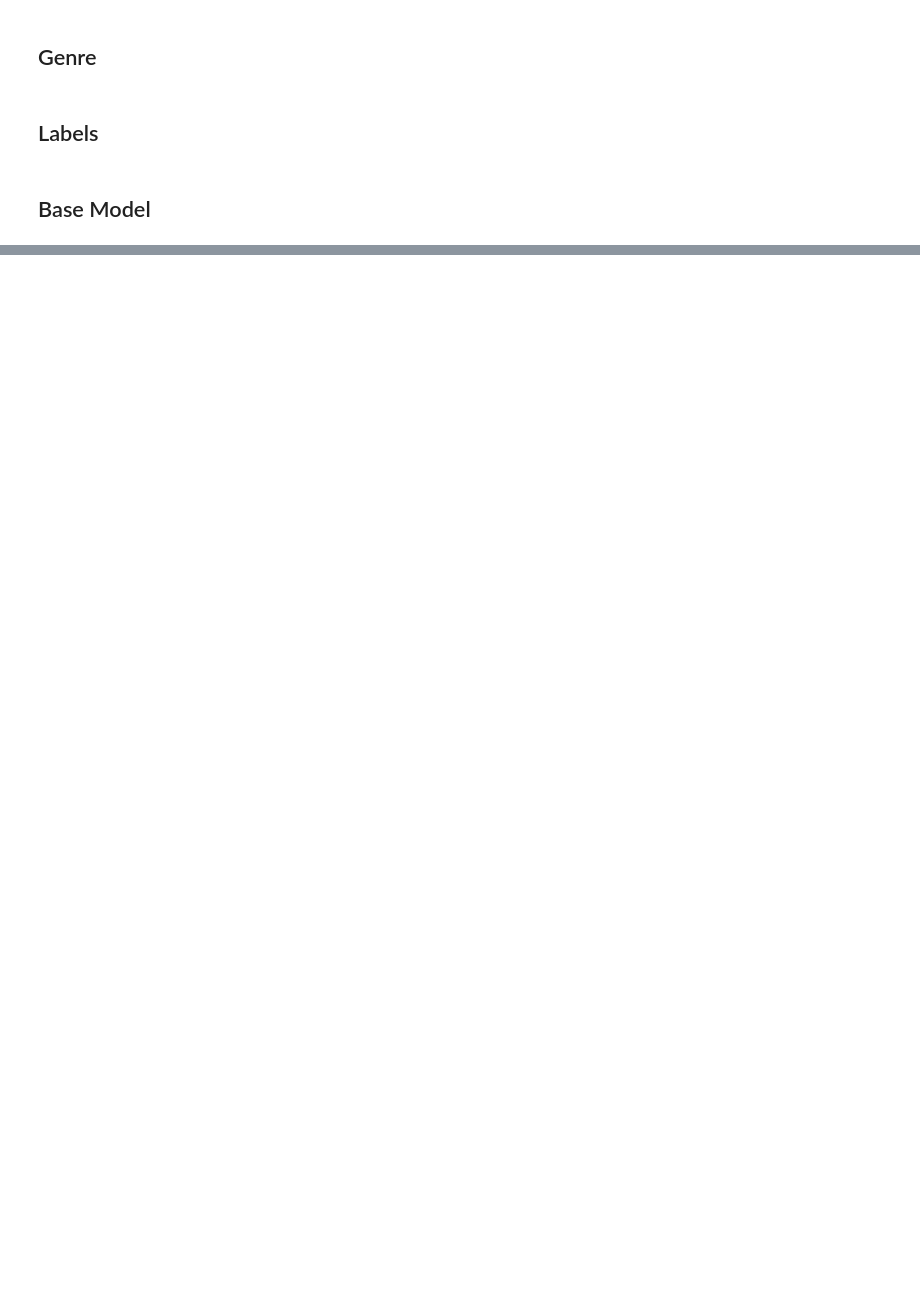
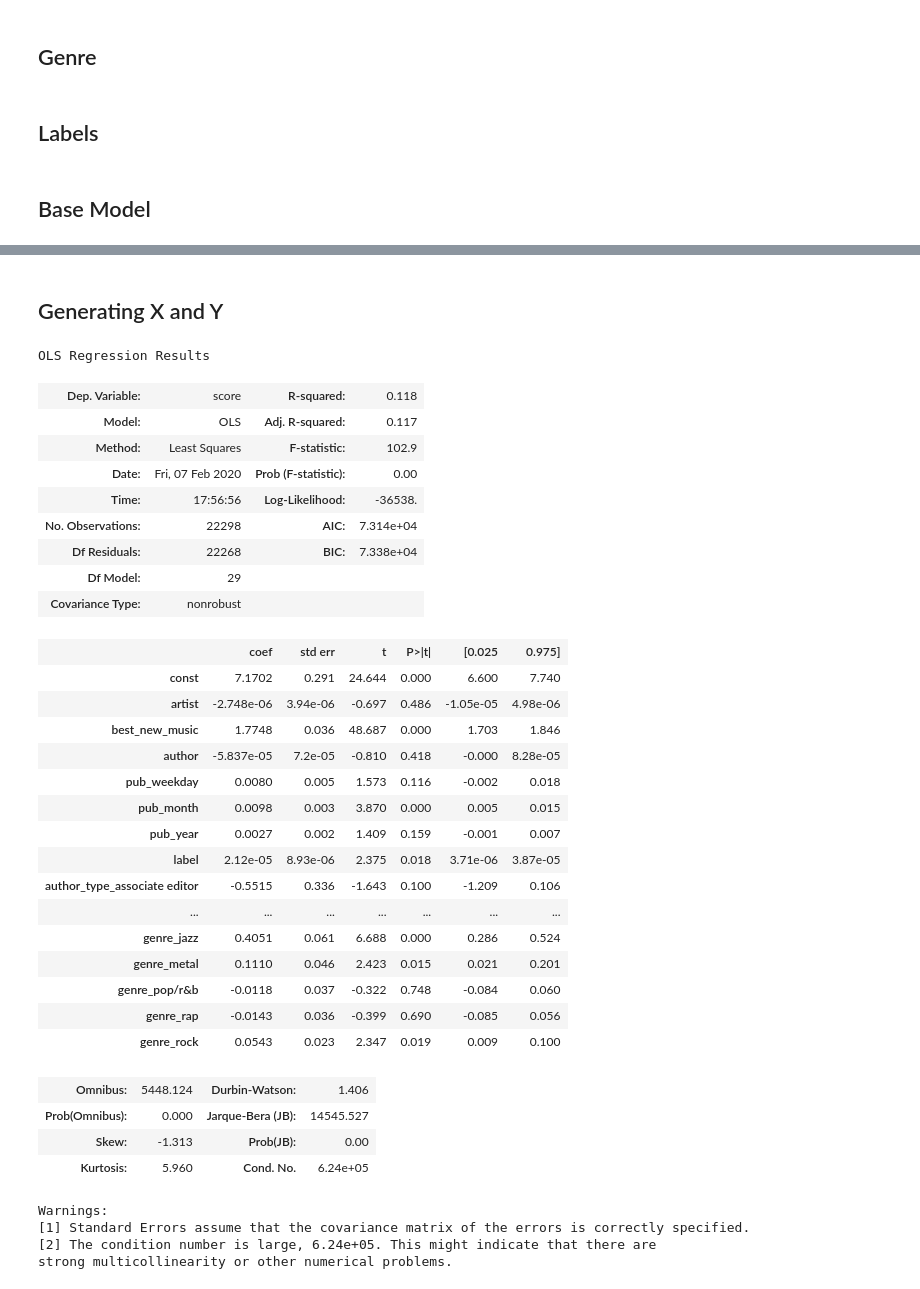
Before and after one commit to pravinks94/pitchfork-data, a Jupyter notebook: pravin/pitchfork.ipynb, the cells around one changed output, grey strips where cells are left out. Drawn from its saved outputs; the diff is of its cells as text; code cells hidden in the pictures; blank space fills up the shorter version.

```diff
--- a/pravin/pitchfork.ipynb
+++ b/pravin/pitchfork.ipynb
@@ -371,0 +454,3 @@ df=df.dropna()
+# %%
+cols=['author_type','genre']
+df=pd.get_dummies(df,columns=cols,drop_first=True)
@@ -373,0 +477,2 @@ df=df['']
+# %% [markdown]
+## Generating X and Y
@@ -373,0 +482,40 @@ df=df['']
+# %%
+import statsmodels.api as sm
+xc=sm.add_constant(X)
+model=sm.OLS(y,xc).fit()
+model.summary()
+# %% [output]
+OLS Regression Results
+| Dep. Variable: | score | R-squared: | 0.118 |
+| Model: | OLS | Adj. R-squared: | 0.117 |
+| Method: | Least Squares | F-statistic: | 102.9 |
+| Date: | Fri, 07 Feb 2020 | Prob (F-statistic): | 0.00 |
+| Time: | 17:56:56 | Log-Likelihood: | -36538. |
+| No. Observations: | 22298 | AIC: | 7.314e+04 |
+| Df Residuals: | 22268 | BIC: | 7.338e+04 |
+| Df Model: | 29 |  |  |
+| Covariance Type: | nonrobust |  |  |
+|  | coef | std err | t | P>|t| | [0.025 | 0.975] |
+| const | 7.1702 | 0.291 | 24.644 | 0.000 | 6.600 | 7.740 |
+| artist | -2.748e-06 | 3.94e-06 | -0.697 | 0.486 | -1.05e-05 | 4.98e-06 |
+| best_new_music | 1.7748 | 0.036 | 48.687 | 0.000 | 1.703 | 1.846 |
+| author | -5.837e-05 | 7.2e-05 | -0.810 | 0.418 | -0.000 | 8.28e-05 |
+| pub_weekday | 0.0080 | 0.005 | 1.573 | 0.116 | -0.002 | 0.018 |
+| pub_month | 0.0098 | 0.003 | 3.870 | 0.000 | 0.005 | 0.015 |
+| pub_year | 0.0027 | 0.002 | 1.409 | 0.159 | -0.001 | 0.007 |
+| label | 2.12e-05 | 8.93e-06 | 2.375 | 0.018 | 3.71e-06 | 3.87e-05 |
+| author_type_associate editor | -0.5515 | 0.336 | -1.643 | 0.100 | -1.209 | 0.106 |
+| ... | ... | ... | ... | ... | ... | ... |
+| genre_jazz | 0.4051 | 0.061 | 6.688 | 0.000 | 0.286 | 0.524 |
+| genre_metal | 0.1110 | 0.046 | 2.423 | 0.015 | 0.021 | 0.201 |
+| genre_pop/r&b | -0.0118 | 0.037 | -0.322 | 0.748 | -0.084 | 0.060 |
+| genre_rap | -0.0143 | 0.036 | -0.399 | 0.690 | -0.085 | 0.056 |
+| genre_rock | 0.0543 | 0.023 | 2.347 | 0.019 | 0.009 | 0.100 |
+| Omnibus: | 5448.124 | Durbin-Watson: | 1.406 |
+| Prob(Omnibus): | 0.000 | Jarque-Bera (JB): | 14545.527 |
+| Skew: | -1.313 | Prob(JB): | 0.00 |
+| Kurtosis: | 5.960 | Cond. No. | 6.24e+05 |
+Warnings:
+[1] Standard Errors assume that the covariance matrix of the errors is correctly specified.
+[2] The condition number is large, 6.24e+05. This might indicate that there are
+strong multicollinearity or other numerical problems.
```
Also changed, not shown: parts of 35 cells of this notebook.
